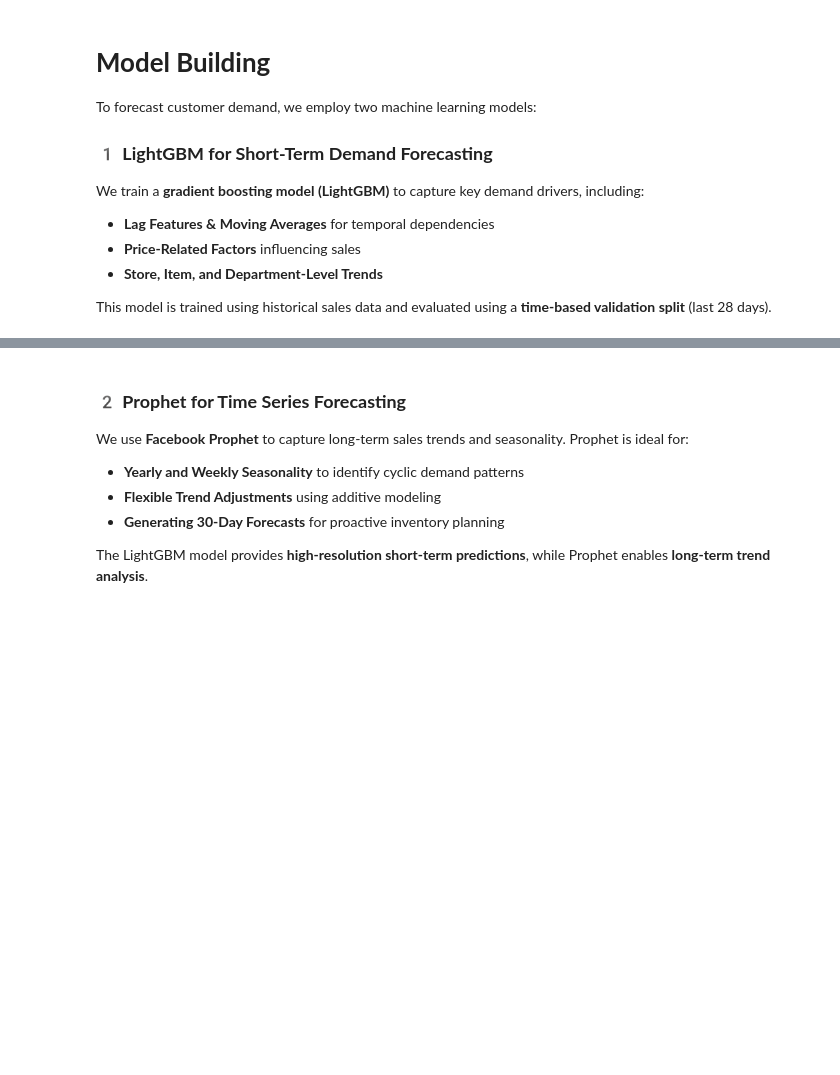
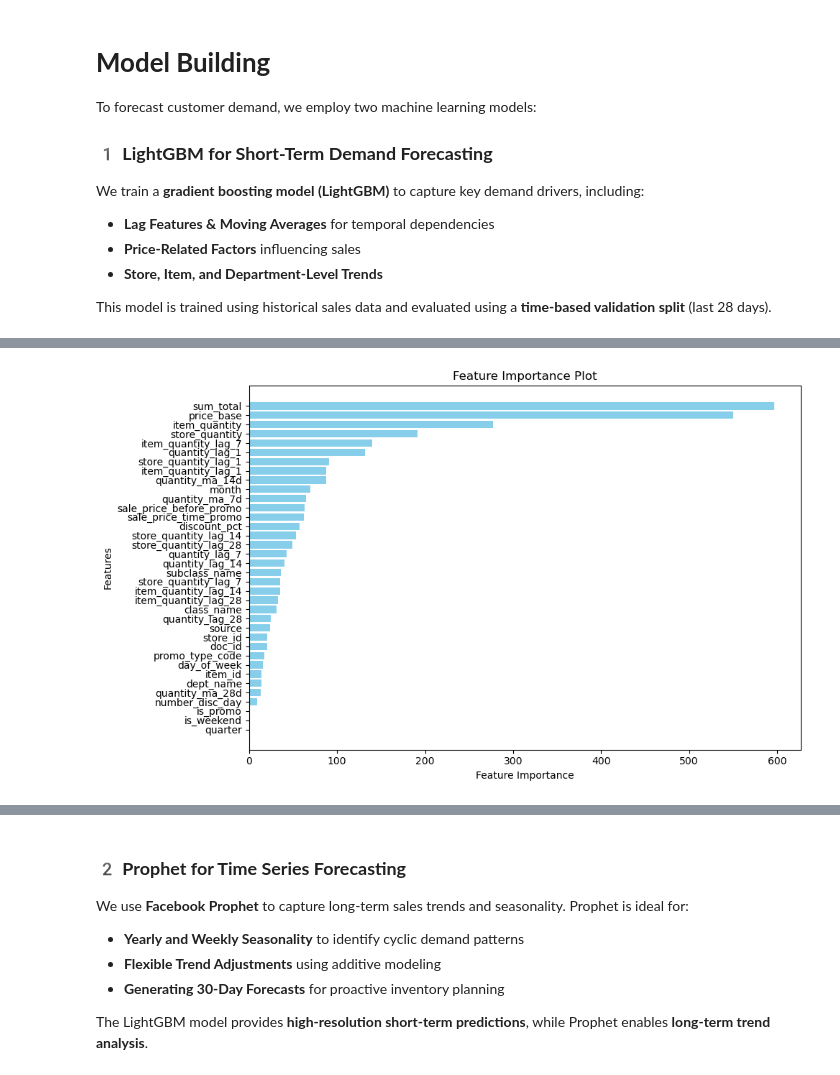
Before and after one commit to reagan-adajo/Capstone_Project, a Jupyter notebook: Gold-edit.ipynb, the cells around one changed output, grey strips where cells are left out. Cells and saved outputs as stored; diff of their text form; code cells hidden in the pictures; blank space fills up the shorter version.

```diff
--- a/Gold-edit.ipynb
+++ b/Gold-edit.ipynb
@@ -994,6 +965,7 @@ def train_and_evaluate_model(bronze: pd.DataFrame, target_col: str = 'quantity',
             'store_quantity', 'item_quantity', 'dept_quantity', 'class_quantity',
             target_col  # Target variable
         ]
+    print("Excluded Columns:", exclude_cols)
 
     # Handle categorical encoding
     category_mappings = {}
@@ -1005,11 +977,16 @@ def train_and_evaluate_model(bronze: pd.DataFrame, target_col: str = 'quantity',
 
     # Get feature columns
     feature_cols = [col for col in bronze.columns if col not in exclude_cols]
+    print("Final Training Features:", feature_cols)
 
     # Handle missing values in numeric features
     for col in feature_cols:
         if bronze[col].dtype in ['int64', 'float64']:
             bronze[col] = bronze[col].fillna(bronze[col].median())
+
+    # Ensure 'date' is present for validation split
+    assert 'date' in bronze.columns, "Column 'date' is missing from the dataset."
+    assert bronze['date'].is_monotonic, "Date column is not properly sorted or contains gaps."
 
     # Time-based validation (last 28 days as validation)
     cutoff_date = bronze['date'].max() - pd.Timedelta(days=28)
@@ -1018,6 +995,7 @@ def train_and_evaluate_model(bronze: pd.DataFrame, target_col: str = 'quantity',
 
     X_train, y_train = train_data[feature_cols], train_data[target_col]
     X_valid, y_valid = valid_data[feature_cols], valid_data[target_col]
+    print(f"Training Set Size: {len(train_data)}, Validation Set Size: {len(valid_data)}")
 
     # Train LightGBM model
     model = LGBMRegressor(
@@ -1049,12 +1027,15 @@ def train_and_evaluate_model(bronze: pd.DataFrame, target_col: str = 'quantity',
     print(f"Validation MAE: {mae:.4f}")
 
     # Feature importance plot
-    plt.figure(figsize=(12, 8))
-    sorted_idx = np.argsort(model.feature_importances_)
-    plt.barh(range(len(sorted_idx)), model.feature_importances_[sorted_idx])
-    plt.yticks(range(len(sorted_idx)), [feature_cols[i] for i in sorted_idx])
-    plt.title('Feature Importance')
-    plt.tight_layout()
-    plt.show()
+    if hasattr(model, 'feature_importances_'):
+        plt.figure(figsize=(12, 8))
+        sorted_idx = np.argsort(model.feature_importances_)
+        plt.barh(range(len(sorted_idx)), model.feature_importances_[sorted_idx])
+        plt.yticks(range(len(sorted_idx)), [feature_cols[i] for i in sorted_idx])
+        plt.title('Feature Importance')
+        plt.tight_layout()
+        plt.show()
+    else:
+        print("Feature importance not available.")
 
     return model, category_mappings, feature_cols
@@ -1195,0 +1215,19 @@ You can set ``predict_disable_shape_check=true`` to discard this error, but plea
+# %%
+# Extract feature importance
+importance = model_sklearn.feature_importances_
+features = train_feature_columns
+
+# Sort feature importance for visualization
+sorted_idx = np.argsort(importance)
+
+# Create bar plot
+plt.figure(figsize=(10, 6))
+plt.barh(range(len(sorted_idx)), importance[sorted_idx], align='center', color='skyblue')
+plt.yticks(range(len(sorted_idx)), [features[i] for i in sorted_idx])
+plt.xlabel("Feature Importance")
+plt.ylabel("Features")
+plt.title("Feature Importance Plot")
+plt.tight_layout()
+plt.show()
+# %% [output]
+[figure, added]
```
Also changed, not shown: parts of 18 cells of this notebook.
